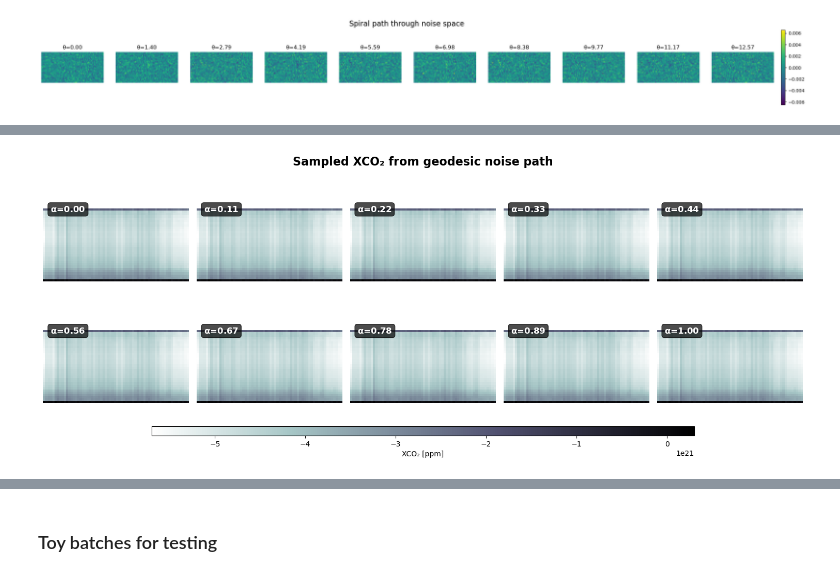
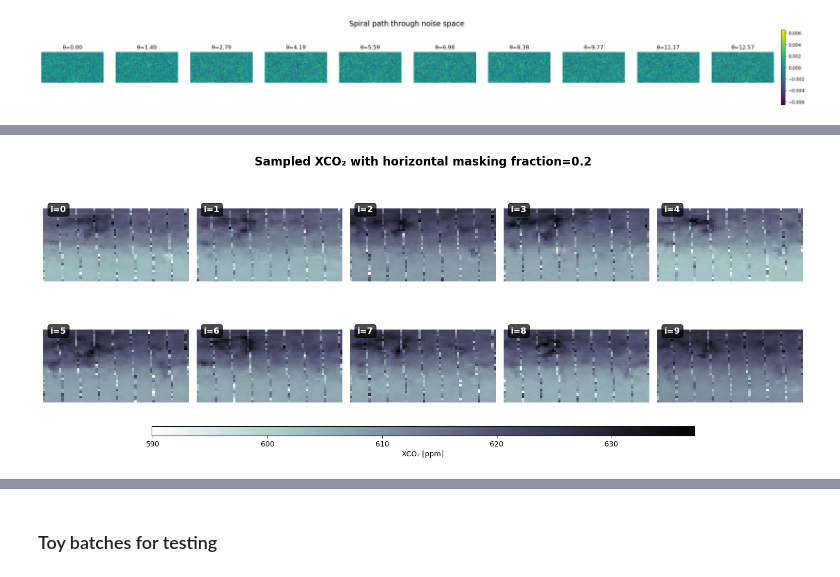
Before and after one commit to vitusbenson/neural_transport, a Jupyter notebook: neural_transport/flowmatching_dev/testScript.ipynb, the cells around one changed output, grey strips where cells are left out. Saved outputs shown, nothing was run; the diff lists cells and outputs as text; code cells hidden in the pictures.

```diff
--- a/neural_transport/flowmatching_dev/testScript.ipynb
+++ b/neural_transport/flowmatching_dev/testScript.ipynb
@@ -230,6 +230,7 @@ generate_kwargs = dict(
     n_samples=10,
     masking=True,
     pattern="vertical",  # if masking=True: "random", "vertical", "horizontal", "checkerboard", "sattelite",
+    obs_fraction=0.2,  # if masking=True: [0, 1]
     noise=None,  # None, "spiral_outward_noise", "spiral_noise", "gaussian_noise", "geodesic_noise", "linear_noise",
     analyze_noise=False,
 )
@@ -662,7 +663,7 @@ def plot_specific_noise_samples(
             spine.set_visible(False)
 
         if params is not None:
-            label = f"{param_name}={params[i]:.2f}"
+            label = f"{param_name}={params[i]}"  # :.2f
         else:
             label = f"Sample={i}"
 
@@ -1190,3 +1201,25 @@ def plot_mask_2d(
+# %%
+targshift = True
+
+def normalize_observations(obs_values, batch, target_var):
+    mean = batch[f"{target_var}_offset"]
+    std = batch[f"{target_var}_scale"]
+    print(f"normalizing obs with mean={mean.item():.2f}, std={std.item():.2f}")
+    print(f"mean shape: {mean.shape}, std shape: {std.shape}, obs shape: {obs_values.shape}")
+
+    # valid = torch.isfinite(obs_values)
+    # obs_norm = torch.full_like(obs_values, float("nan"))
+    # obs_norm[valid] = (obs_values[valid] - mean) / std
+    obs_norm = (obs_values - mean) / std
+    print(f"obs_norm before targshift stats: min= {np.nanmin(obs_norm.detach().cpu().numpy()):.2f}, max={np.nanmax(obs_norm.detach().cpu().numpy()):.2f}, mean={torch.nanmean(obs_norm).item():.2f}, std={nanstd(obs_norm, dim=(1,2,3), keepdim=True).item():.2f}")
+
+    if targshift:
+        obs_mask = batch["obs_mask"]
+        mask = obs_mask.bool()
+        mean = torch.nanmean(obs_norm, dim=(1,2), keepdim=True)
+        obs_norm = torch.where(mask, obs_norm - mean, obs_norm)
+        print(f"obs_norm after  targshift stats: min={np.nanmin(obs_norm.detach().cpu().numpy()):.2f}, max={np.nanmax(obs_norm.detach().cpu().numpy()):.2f}, mean={torch.nanmean(obs_norm).item():.2f}, std={nanstd(obs_norm, dim=(1,2,3), keepdim=True).item():.2f}")
+    return obs_norm
 # %%
 from pyexpat import model
 import shutil
@@ -1514,9 +1551,10 @@ def iterative_generate(
 generate_kwargs = dict(
     n_samples=10,  # 32
     masking=True,
-    pattern="vertical",  # if masking=True: "random", "vertical", "horizontal", "checkerboard", "sattelite",
-    noise="geodesic_noise",  # None, "spiral_outward_noise", "spiral_noise", "gaussian_noise", "geodesic_noise", "linear_noise",
-    analyze_noise=True,
+    pattern="satellite",  # if masking=True: "random" (default), "vertical", "horizontal", "checkerboard", "sattelite",
+    obs_fraction=0.2,  # if masking=True: [0,1]
+    noise=None,  # None (default), "spiral_outward_noise", "spiral_noise", "gaussian_noise", "geodesic_noise", "linear_noise",
+    analyze_noise=False,
 )
 
 
@@ -1557,19 +1644,21 @@ FrozenMappingWarningOnValuesAccess({'level': 10, 'lat': 32, 'lon': 64, 'time': 1
 # %%
 # noise_list = torch.linspace(0, 4*torch.pi, n_samples) # angles
 # param_name = "$\\mathbf{\\theta}$"
-noise_list = torch.linspace(0, 1, n_samples) # alphas
-param_name = "$\\mathbf{\\alpha}$"
+# noise_list = torch.linspace(0, 1, n_samples) # alphas
+# param_name = "$\\mathbf{\\alpha}$"
+noise_list = list(range(generate_kwargs["n_samples"]))
+param_name = "i"
 
 plot_specific_noise_samples(
     ds_all,
     var="co2massmix",
     params=noise_list,
     param_name=param_name,
-    title="Sampled XCO₂ from geodesic noise path",
+    title="Sampled XCO₂ with horizontal masking fraction=0.2",
     savefig=True,
-    filename="noise_samples_surface_geodesic.png")
+    filename="samples_horizontal_mask.png")
 # %% [output]
-[figure, old version]
+[figure, new version]
 # %%
 ds_slice = ds_all["co2massmix"].isel(level=0)
 
```
Also changed, not shown: parts of 18 cells of this notebook, 6 other files.
